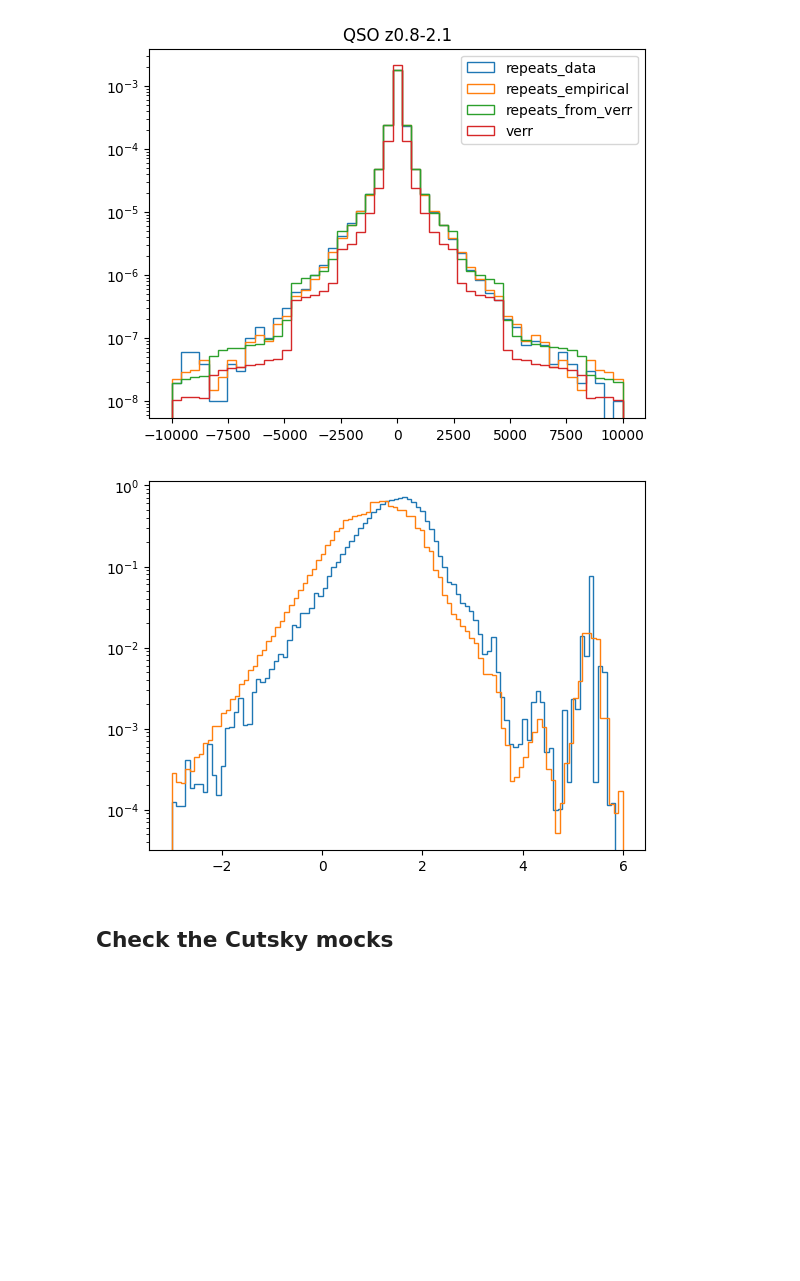
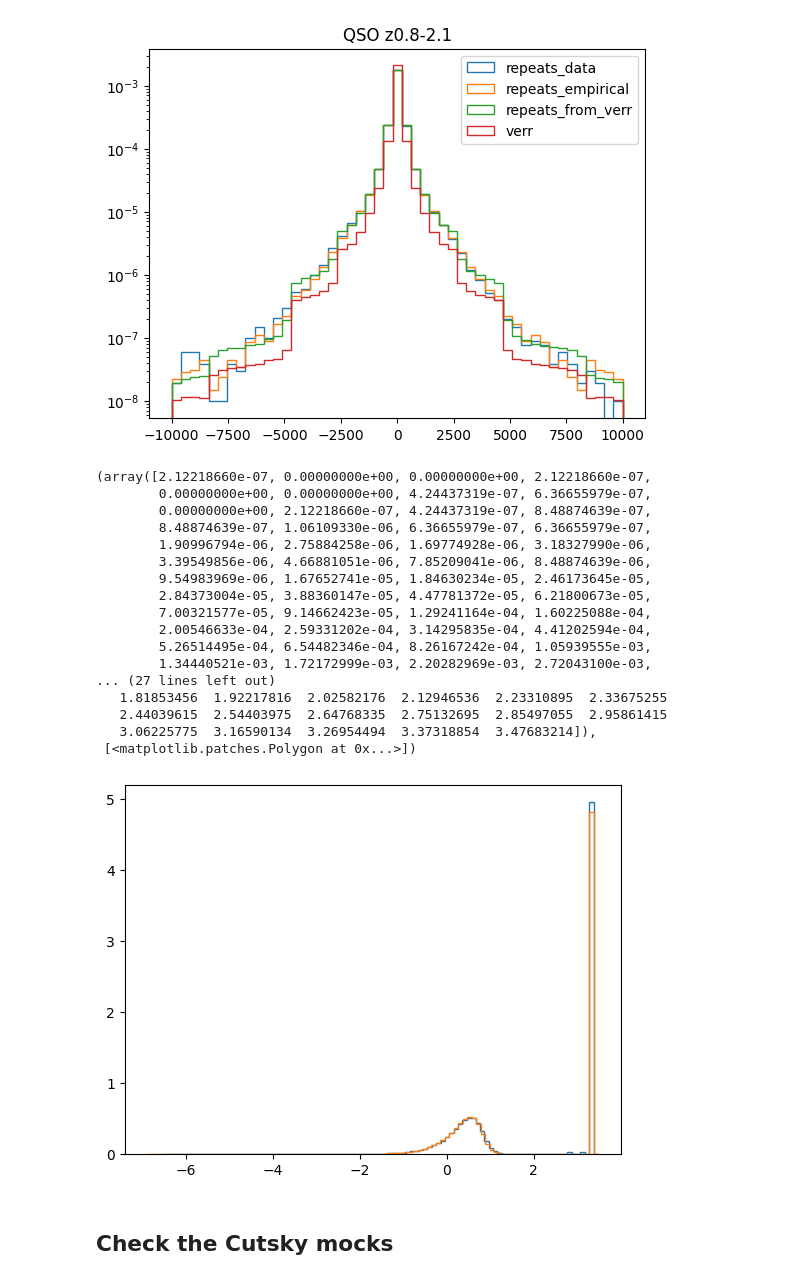
Before and after one commit to ShengyuHE/desi_y3_redshift_errors, a Jupyter notebook: main/clustering/notebooks/check_mock.ipynb, the cells around one changed output. Saved outputs shown, nothing was run; the diff lists cells and outputs as text; code cells hidden in the pictures; blank space fills up the shorter version.

```diff
--- a/main/clustering/notebooks/check_mock.ipynb
+++ b/main/clustering/notebooks/check_mock.ipynb
@@ -149,13 +207,30 @@ plt.show()
 # %%
 # plt.hist(np.log10(abs(data['VZ_obs'] - data['VZ'])), bins=20)
 # plt.hist(np.log10(abs(data['Z_DV_REP'] - data['Z'])), bins=100, density=True, histtype='step')
 # plt.hist(np.log10(abs(data['Z_DV_ERR'] - data['Z'])), bins=100, density=True, histtype='step')
 
-plt.hist(np.log10(abs(data['VZ_DV_REP'] - data['VZ'])), bins=100, density=True, histtype='step')
-plt.hist(np.log10(abs(data['VZ_DV_ERR'] - data['VZ'])), bins=100, density=True, histtype='step')
-plt.yscale('log')
+# plt.hist(np.log10(abs(data['VZ_DV_REP'] - data['VZ'])), bins=100, density=True, histtype='step')
+# plt.hist(np.log10(abs(data['VZ_DV_ERR'] - data['VZ'])), bins=100, density=True, histtype='step')
+# plt.yscale('log')
 # %% [output]
+(array([2.12218660e-07, 0.00000000e+00, 0.00000000e+00, 2.12218660e-07,
+        0.00000000e+00, 0.00000000e+00, 4.24437319e-07, 6.36655979e-07,
+        0.00000000e+00, 2.12218660e-07, 4.24437319e-07, 8.48874639e-07,
+        8.48874639e-07, 1.06109330e-06, 6.36655979e-07, 6.36655979e-07,
+        1.90996794e-06, 2.75884258e-06, 1.69774928e-06, 3.18327990e-06,
+        3.39549856e-06, 4.66881051e-06, 7.85209041e-06, 8.48874639e-06,
+        9.54983969e-06, 1.67652741e-05, 1.84630234e-05, 2.46173645e-05,
+        2.84373004e-05, 3.88360147e-05, 4.47781372e-05, 6.21800673e-05,
+        7.00321577e-05, 9.14662423e-05, 1.29241164e-04, 1.60225088e-04,
+        2.00546633e-04, 2.59331202e-04, 3.14295835e-04, 4.41202594e-04,
+        5.26514495e-04, 6.54482346e-04, 8.26167242e-04, 1.05939555e-03,
+        1.34440521e-03, 1.72172999e-03, 2.20282969e-03, 2.72043100e-03,
+... (27 lines left out)
+   1.81853456  1.92217816  2.02582176  2.12946536  2.23310895  2.33675255
+   2.44039615  2.54403975  2.64768335  2.75132695  2.85497055  2.95861415
+   3.06225775  3.16590134  3.26954494  3.37318854  3.47683214]),
+ [<matplotlib.patches.Polygon at 0x...>])
-[figure, old version]
+[figure, new version]
 # %% [markdown]
 ## Check the Cutsky mocks
 # %%
```
Also changed, not shown: parts of 7 cells of this notebook, 15 other files.
